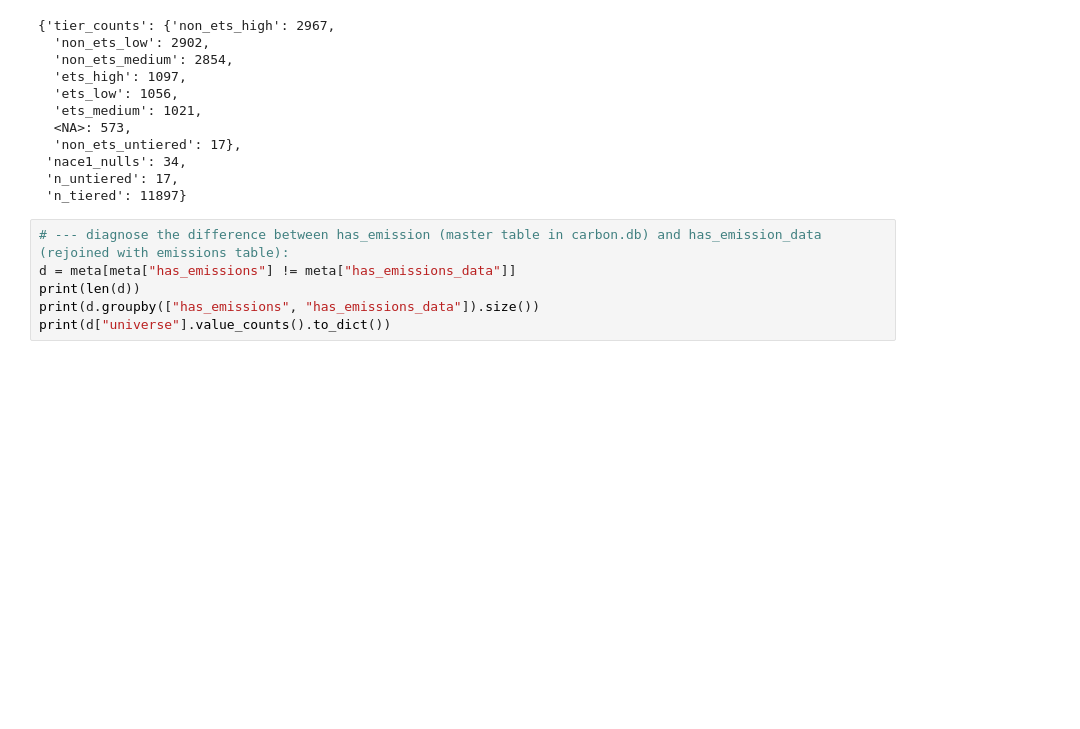
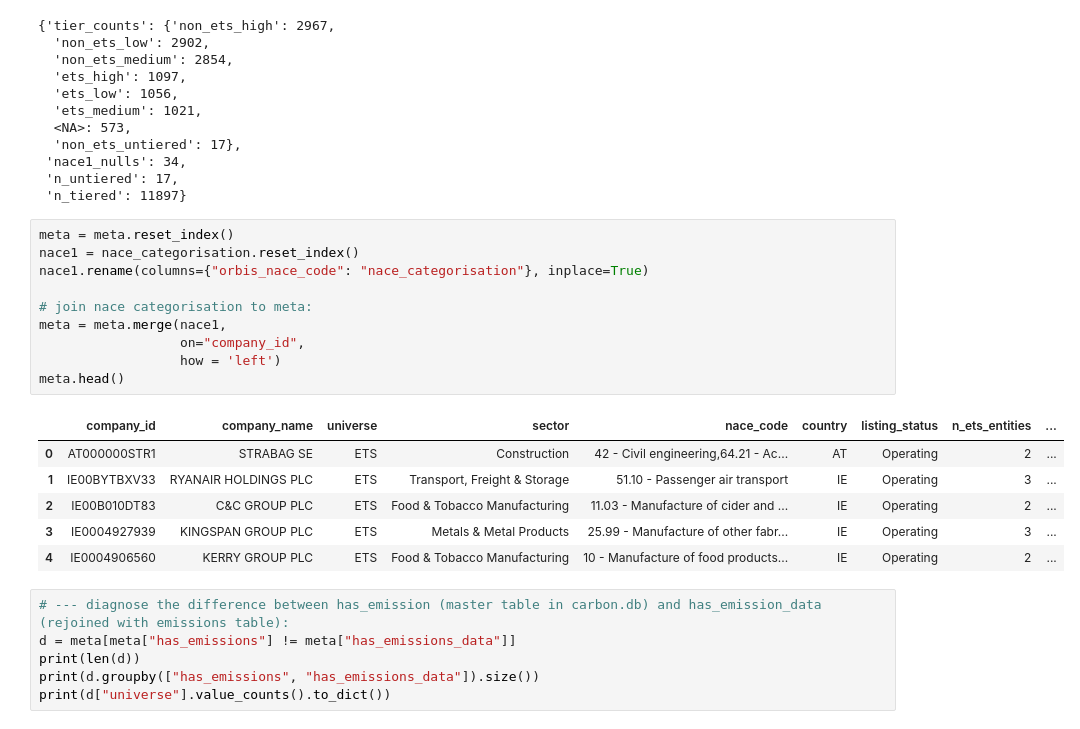
Before and after one commit to salinela/carbon-portfolio-project-v2, a Jupyter notebook: notebooks/08_eda.ipynb, the cells around one changed output. Cells and saved outputs as stored; diff of their text form; blank space fills up the shorter version.

```diff
--- a/notebooks/08_eda.ipynb
+++ b/notebooks/08_eda.ipynb
@@ -229,6 +229,23 @@ tier_diag
  'nace1_nulls': 34,
  'n_untiered': 17,
  'n_tiered': 11897}
+# %%
+meta = meta.reset_index()
+nace1 = nace_categorisation.reset_index()
+nace1.rename(columns={"orbis_nace_code": "nace_categorisation"}, inplace=True)
+
+# join nace categorisation to meta:
+meta = meta.merge(nace1,
+                  on="company_id",
+                  how = 'left')
+meta.head()
+# %% [output]
+|  | company_id | company_name | universe | sector | nace_code | country | listing_status | n_ets_entities | ... |
+| 0 | AT000000STR1 | STRABAG SE | ETS | Construction | 42 - Civil engineering,64.21 - Ac... | AT | Operating | 2 | ... |
+| 1 | IE00BYTBXV33 | RYANAIR HOLDINGS PLC | ETS | Transport, Freight & Storage | 51.10 - Passenger air transport | IE | Operating | 3 | ... |
+| 2 | IE00B010DT83 | C&C GROUP PLC | ETS | Food & Tobacco Manufacturing | 11.03 - Manufacture of cider and ... | IE | Operating | 2 | ... |
+| 3 | IE0004927939 | KINGSPAN GROUP PLC | ETS | Metals & Metal Products | 25.99 - Manufacture of other fabr... | IE | Operating | 3 | ... |
+| 4 | IE0004906560 | KERRY GROUP PLC | ETS | Food & Tobacco Manufacturing | 10 - Manufacture of food products... | IE | Operating | 2 | ... |
 # %%
 # --- diagnose the difference between has_emission (master table in carbon.db) and has_emission_data (rejoined with emissions table):
 d = meta[meta["has_emissions"] != meta["has_emissions_data"]]
```
Also changed, not shown: parts of 3 cells of this notebook.
